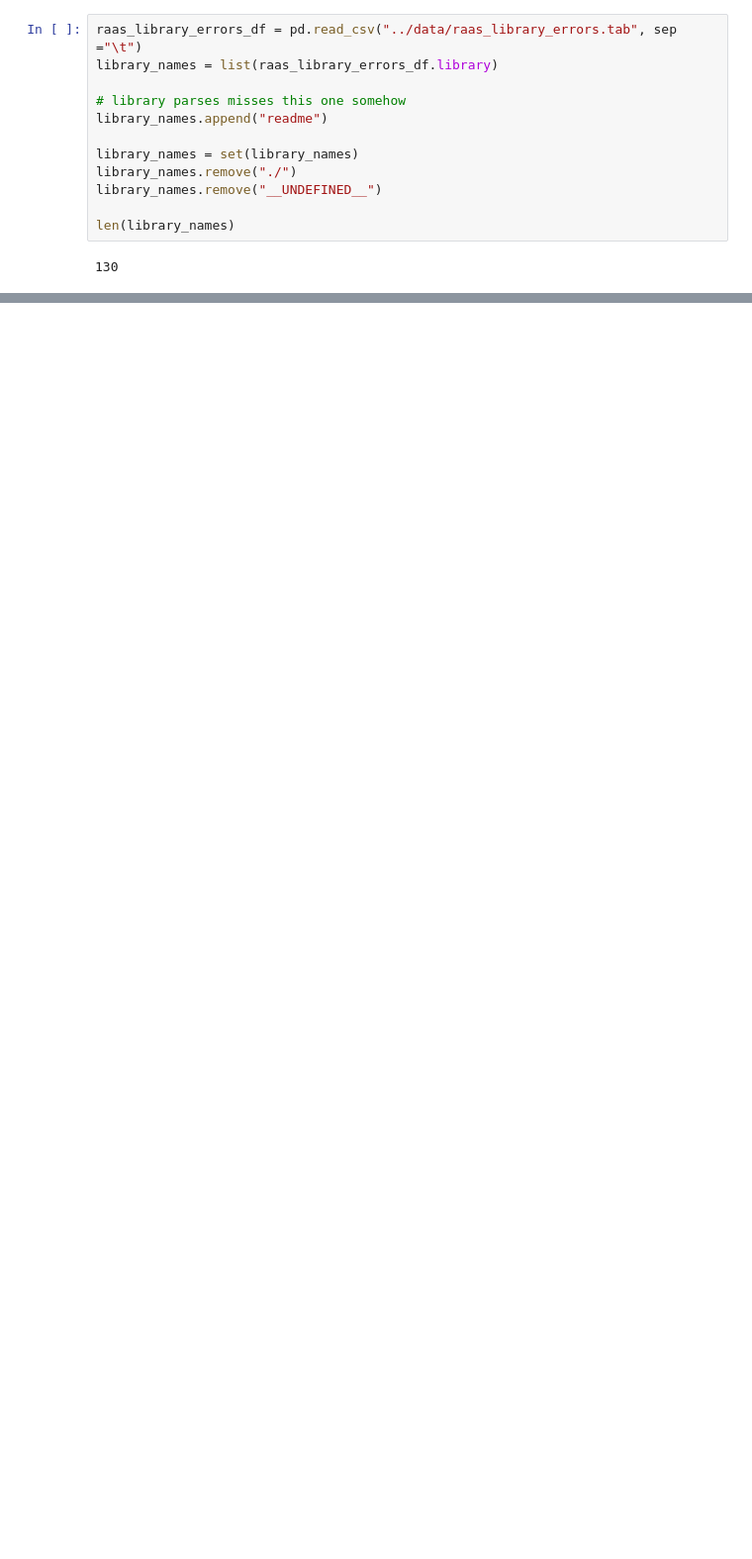
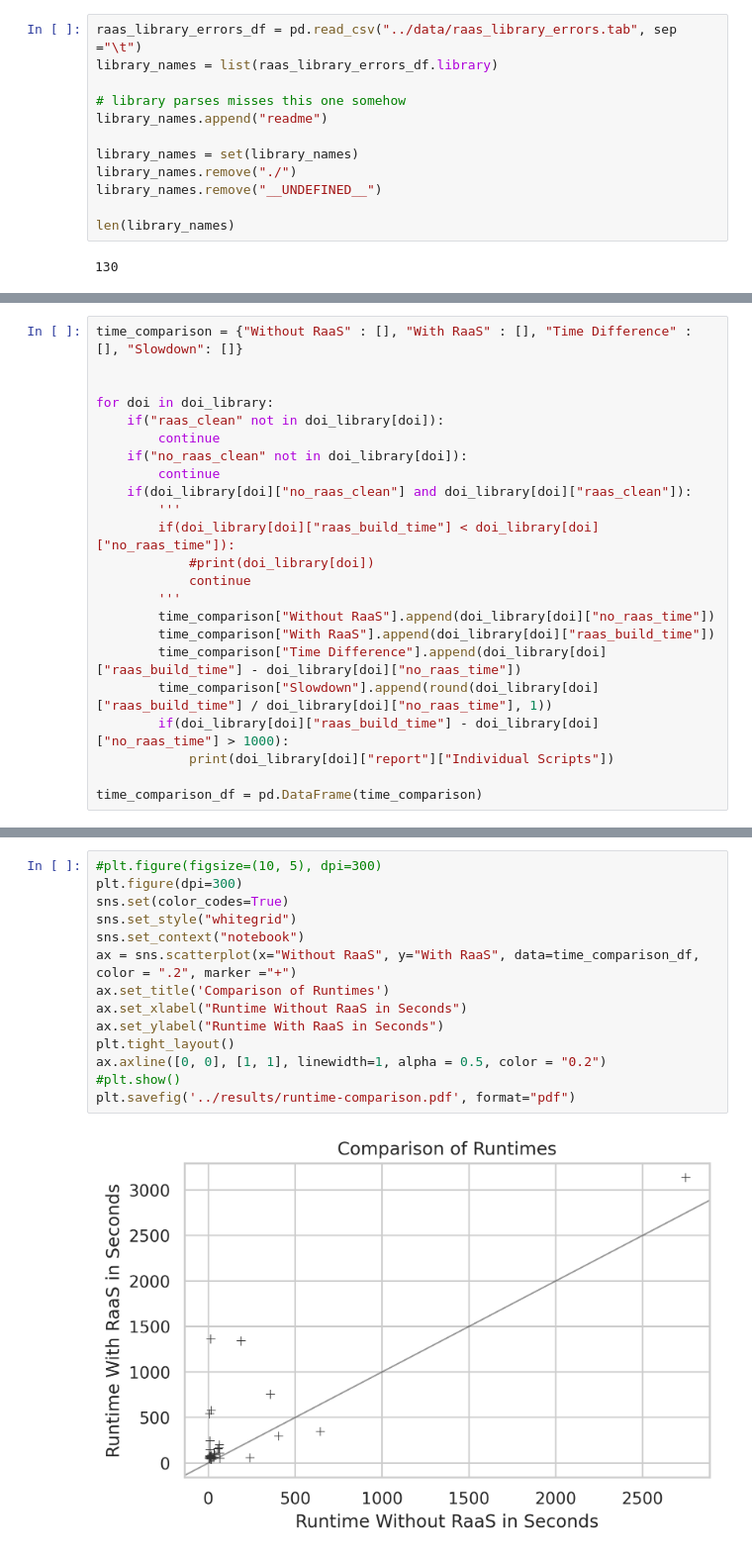
Before and after one commit to jwons/raas-eval, a Jupyter notebook: scripts/create_all_figures_and_tables.ipynb, the cells around one changed output, grey strips where cells are left out. Shown at 99% size. Cells and saved outputs as stored; diff of their text form; blank space fills up the shorter version.

```diff
--- a/scripts/create_all_figures_and_tables.ipynb
+++ b/scripts/create_all_figures_and_tables.ipynb
@@ -860,0 +916,23 @@ len(library_names)
+# %%
+time_comparison = {"Without RaaS" : [], "With RaaS" : [], "Time Difference" : [], "Slowdown": []}
+
+
+for doi in doi_library:
+    if("raas_clean" not in doi_library[doi]):
+        continue
+    if("no_raas_clean" not in doi_library[doi]):
+        continue
+    if(doi_library[doi]["no_raas_clean"] and doi_library[doi]["raas_clean"]):
+        '''
+        if(doi_library[doi]["raas_build_time"] < doi_library[doi]["no_raas_time"]):
+            #print(doi_library[doi])
+            continue
+        '''
+        time_comparison["Without RaaS"].append(doi_library[doi]["no_raas_time"])
+        time_comparison["With RaaS"].append(doi_library[doi]["raas_build_time"])
+        time_comparison["Time Difference"].append(doi_library[doi]["raas_build_time"] - doi_library[doi]["no_raas_time"])
+        time_comparison["Slowdown"].append(round(doi_library[doi]["raas_build_time"] / doi_library[doi]["no_raas_time"], 1))
+        if(doi_library[doi]["raas_build_time"] - doi_library[doi]["no_raas_time"] > 1000):
+            print(doi_library[doi]["report"]["Individual Scripts"])
+
+time_comparison_df = pd.DataFrame(time_comparison)
@@ -860,0 +966,16 @@ len(library_names)
+# %%
+#plt.figure(figsize=(10, 5), dpi=300)
+plt.figure(dpi=300)
+sns.set(color_codes=True)
+sns.set_style("whitegrid")
+sns.set_context("notebook")
+ax = sns.scatterplot(x="Without RaaS", y="With RaaS", data=time_comparison_df, color = ".2", marker ="+")
+ax.set_title('Comparison of Runtimes')
+ax.set_xlabel("Runtime Without RaaS in Seconds")
+ax.set_ylabel("Runtime With RaaS in Seconds")
+plt.tight_layout()
+ax.axline([0, 0], [1, 1], linewidth=1, alpha = 0.5, color = "0.2")
+#plt.show()
+plt.savefig('../results/runtime-comparison.pdf', format="pdf")
+# %% [output]
+[figure, added]
```
Also changed, not shown: parts of 20 cells of this notebook, 19 other files.
